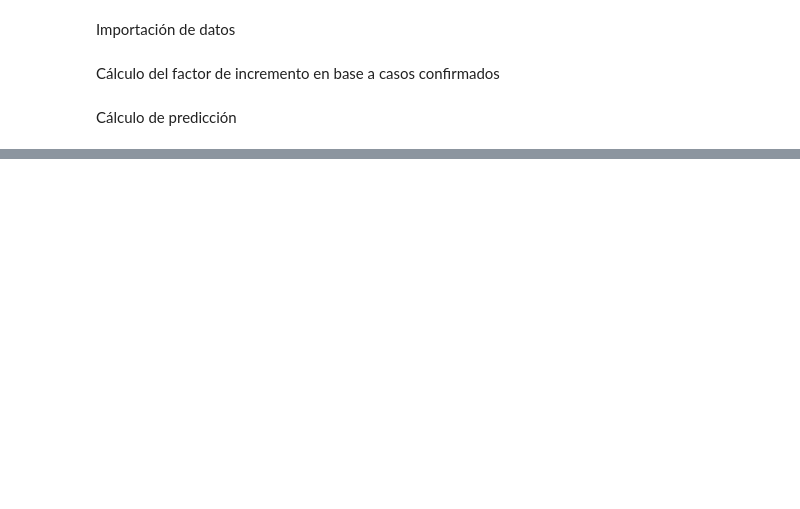
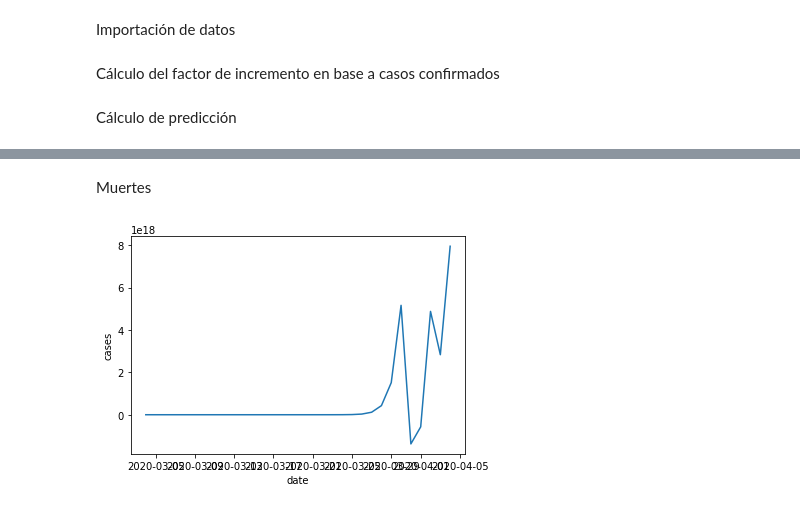
Before and after one commit to cemansilla/covid-19-notebook, a Jupyter notebook: COVID-19.ipynb, the cells around one changed output, grey strips where cells are left out. Saved outputs shown, nothing was run; the diff lists cells and outputs as text; code cells hidden in the pictures; blank space fills up the shorter version.

```diff
--- a/COVID-19.ipynb
+++ b/COVID-19.ipynb
@@ -49,0 +111,11 @@ while i <= forecast_days:
+# %% [markdown]
+Muertes
+# %%
+df_deaths = pd.DataFrame(deaths)
+df_deaths = pd.concat([df_dates, df_deaths], axis=1)
+df_deaths.columns = ['date', 'cases']
+
+sns.lineplot(data=df_deaths, x='date', y='cases')
+plt.show()
+# %% [output]
+[figure, added]
```
Also changed, not shown: parts of 7 cells of this notebook.
